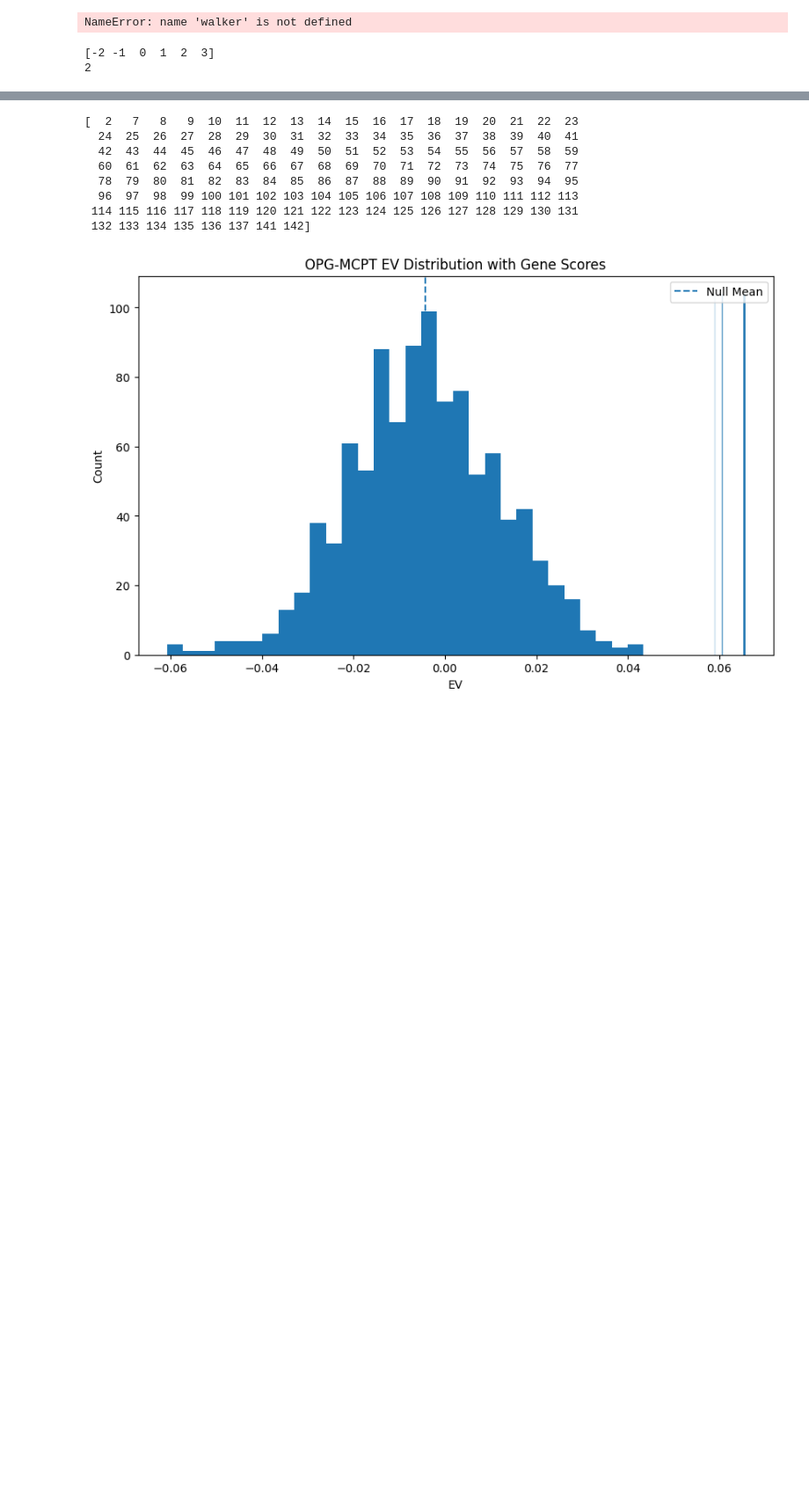
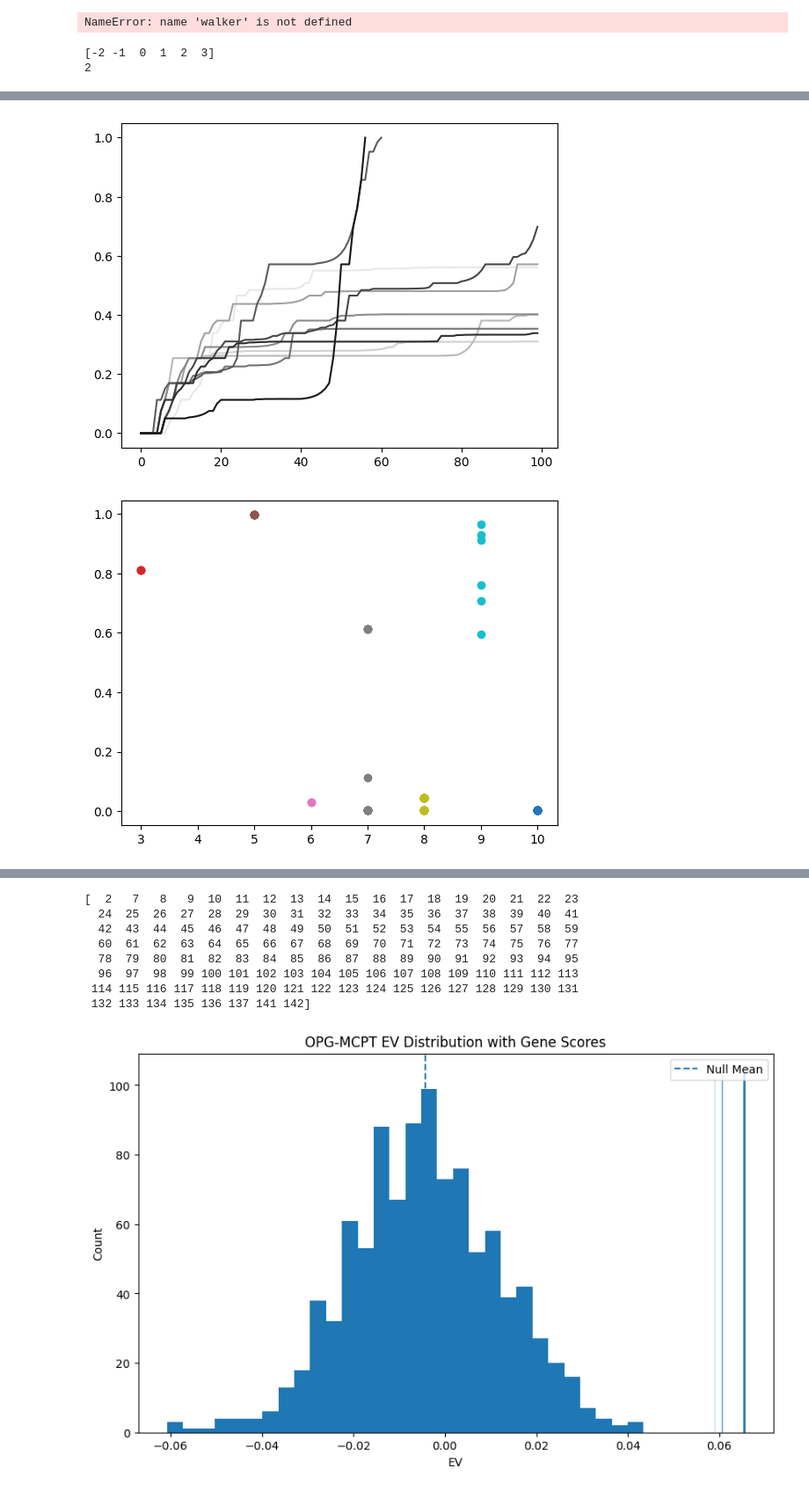
Before and after one commit to Logan-Kelsch/Structural_Regression, a Jupyter notebook: src/dev.ipynb, the cells around one changed output, grey strips where cells are left out. Shown at 88% size. Cells and saved outputs as stored; diff of their text form; code cells hidden in the pictures; blank space fills up the shorter version.

```diff
--- a/src/dev.ipynb
+++ b/src/dev.ipynb
@@ -1858,0 +1961,21 @@ for k in range(25):
+# %%
+import matplotlib.pyplot as plt
+
+for idx, path in enumerate(wpath):
+    plt.plot(range(len(path)), path, c=((22-idx)/22,(22-idx)/22,(22-idx)/22))
+plt.show()
+
+for idx, pv in enumerate(p_vals):
+    plt.scatter(np.full((pv[pv<1].shape[0]), fill_value=idx), pv[pv<1])
+# %%
+import matplotlib.pyplot as plt
+
+for idx, path in enumerate(wpath):
+    plt.plot(range(len(path)), path, c=((22-idx*2)/22,(22-idx*2)/22,(22-idx*2)/22))
+plt.show()
+
+for idx, pv in enumerate(p_vals):
+    plt.scatter(np.full((pv[pv<1].shape[0]), fill_value=idx), pv[pv<1])
+# %% [output]
+[figure, added]
+[figure, added]
```
Also changed, not shown: parts of 12 cells of this notebook, 4 other files.
